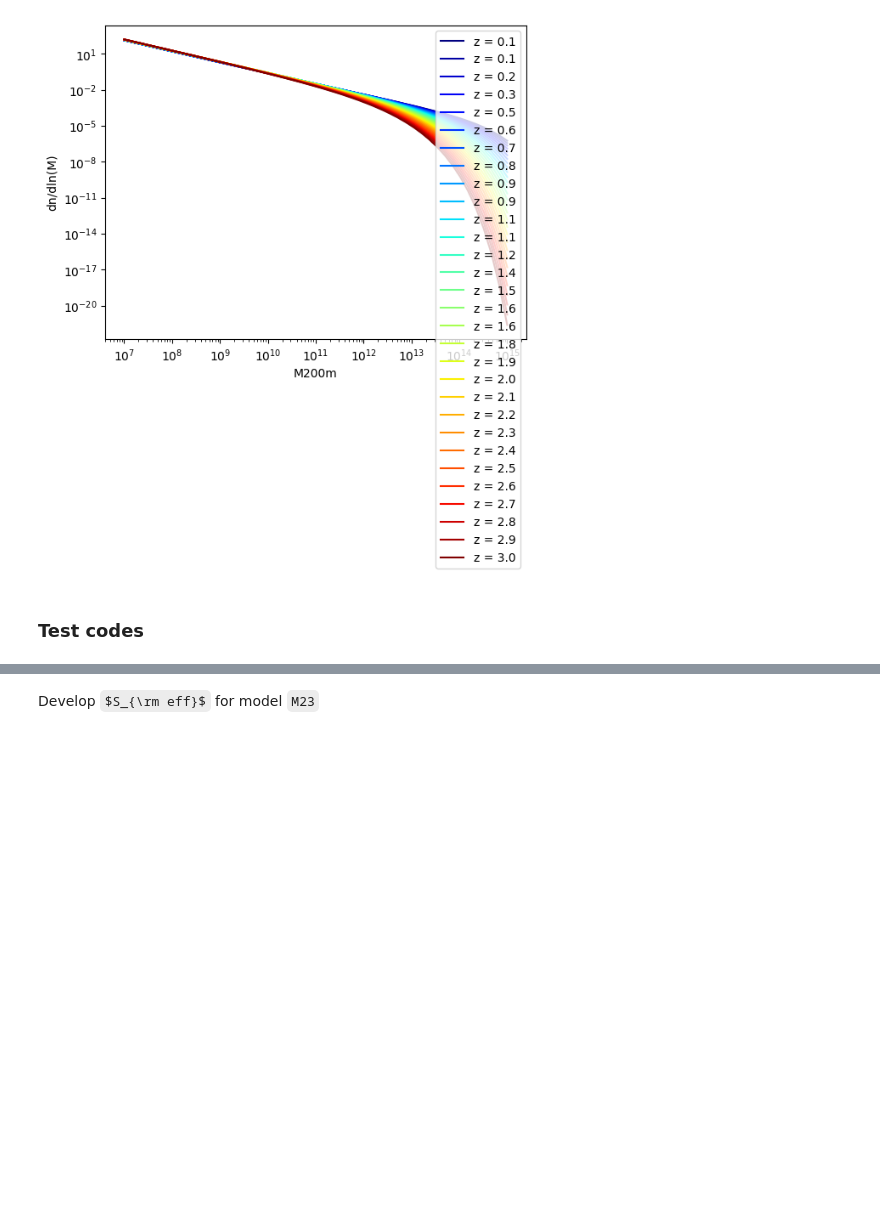
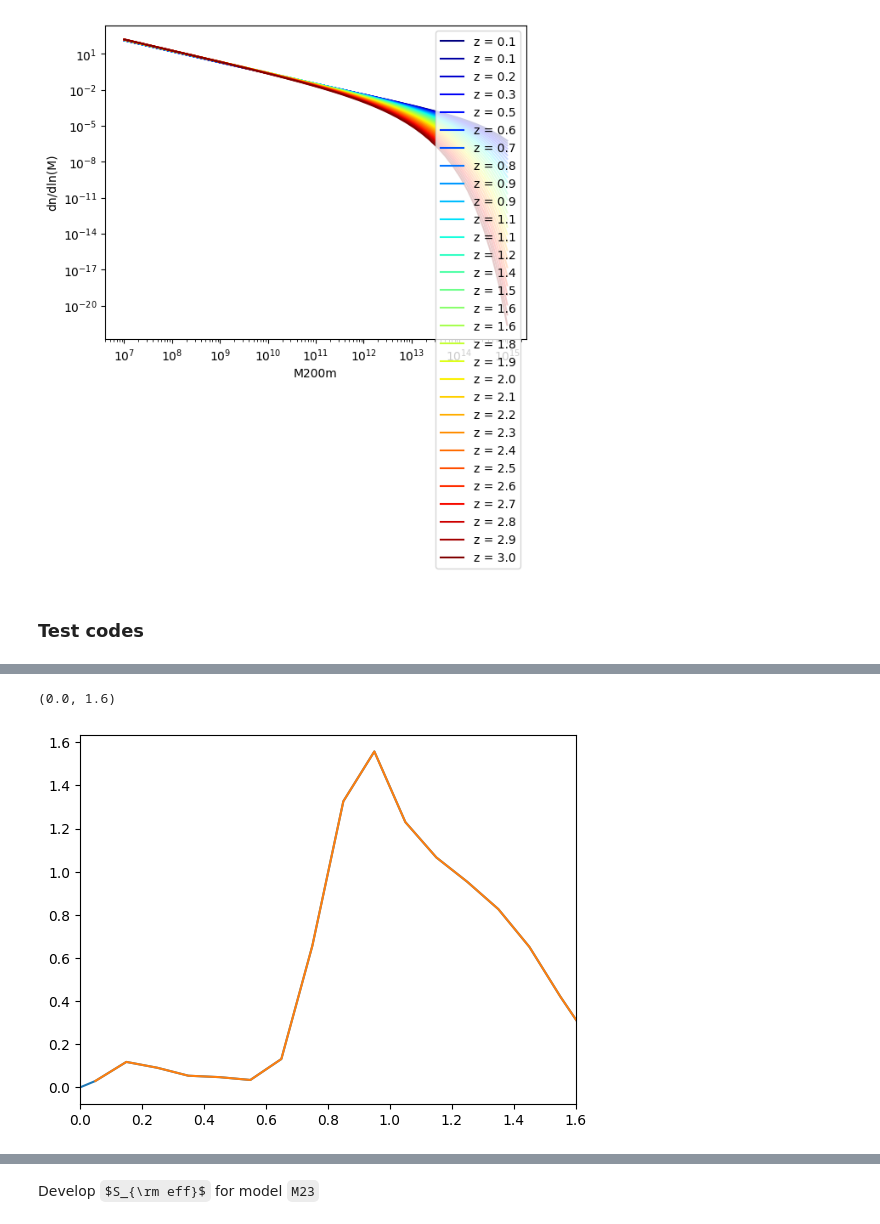
Before and after one commit to destrys/galCIB, a Jupyter notebook: base-lcdm.ipynb, the cells around one changed output, grey strips where cells are left out. Cells and saved outputs as stored; diff of their text form; code cells hidden in the pictures; some formulas as TeX source; blank space fills up the shorter version.

```diff
--- a/base-lcdm.ipynb
+++ b/base-lcdm.ipynb
@@ -135,0 +404,10 @@ with open('data/hmfz.p', 'wb') as handle:
+# %%
+tst = np.interp(Plin['z'], dndz['zrange'], dndz['dndz'].mean(axis=0),
+          left = 0, right = 0)
+# %%
+plt.plot(Plin['z'], tst)
+plt.plot(dndz['zrange'], dndz['dndz'].mean(axis=0))
+plt.xlim([0,1.6])
+# %% [output]
+(0.0, 1.6)
+[figure, added]
```
Also changed, not shown: parts of 74 cells of this notebook, 8 other files.
